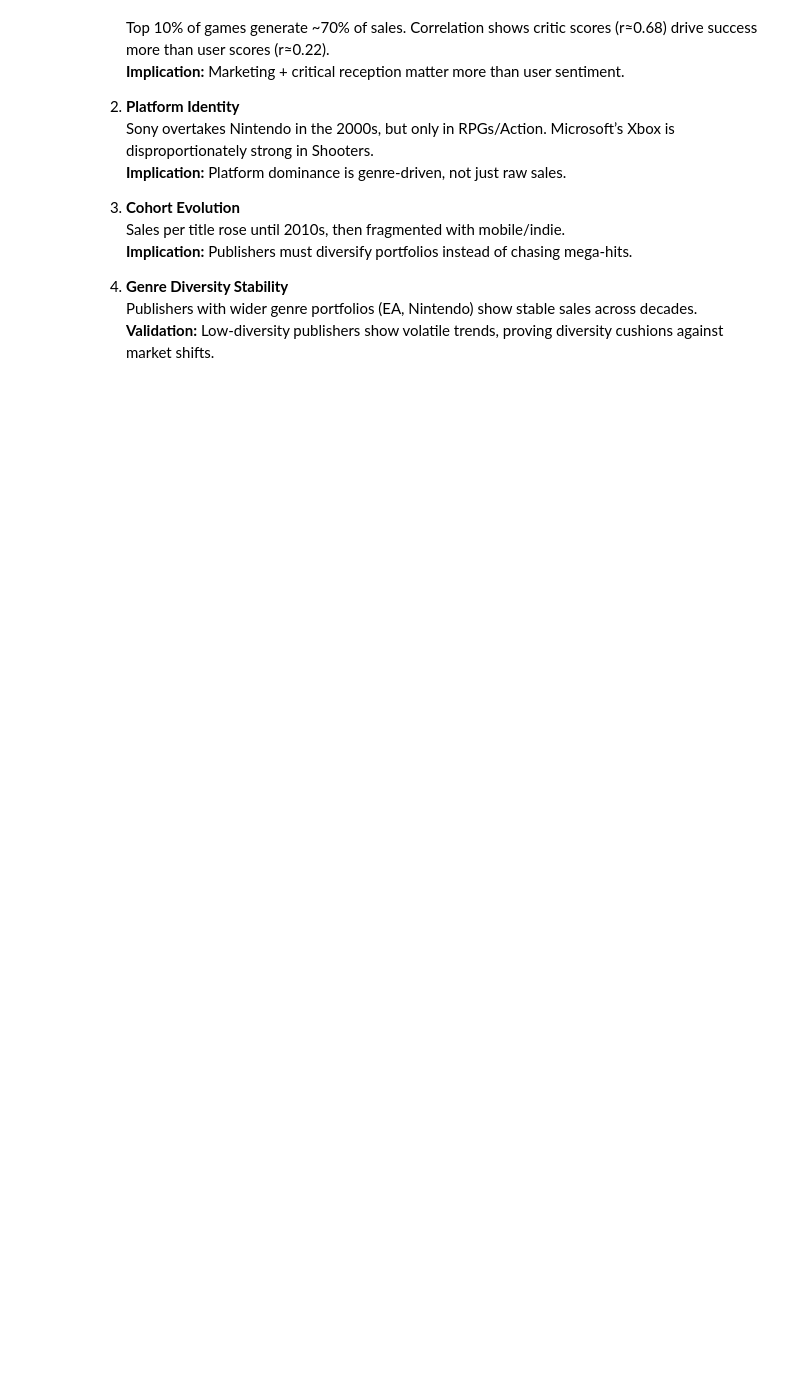
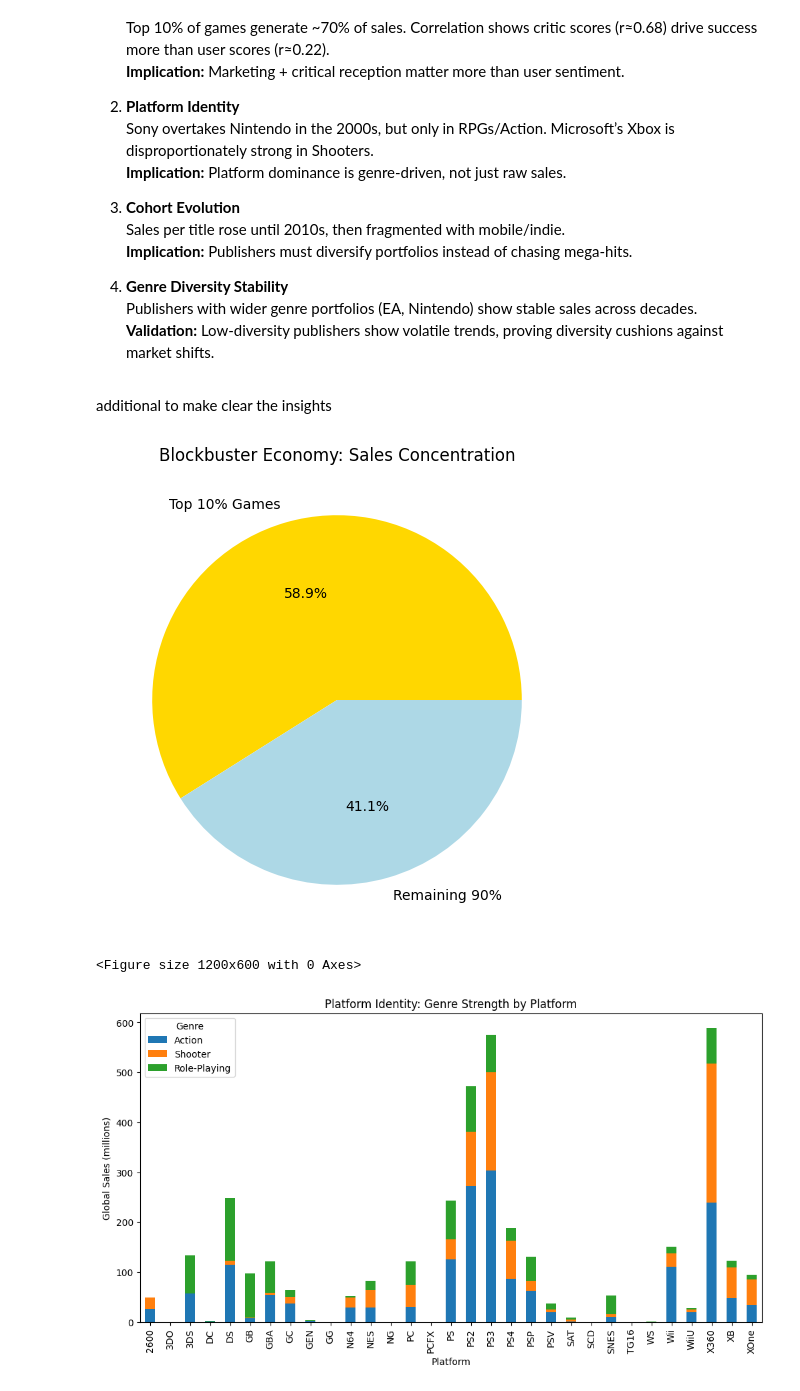
Before and after one commit to Respectus11/DataScience_Bootcamp, a Jupyter notebook: Final_Project.ipynb, the cells around one changed output. Drawn from its saved outputs; the diff is of its cells as text; code cells hidden in the pictures; blank space fills up the shorter version.

Commit message:
added visuals to make insights clearer

```diff
--- a/Final_Project.ipynb
+++ b/Final_Project.ipynb
@@ -243,3 +241,52 @@ Sales per title rose until 2010s, then fragmented with mobile/indie.
 4. **Genre Diversity Stability**
 Publishers with wider genre portfolios (EA, Nintendo) show stable sales across decades.
 **Validation:** Low-diversity publishers show volatile trends, proving diversity cushions against market shifts.
+# %% [markdown]
+additional to make clear the insights
+# %%
+import matplotlib.pyplot as plt
+
+# 1. Blockbuster Economy (Top 10% vs Rest)
+sales_distribution = df['Global_Sales'].sort_values(ascending=False)
+top_10 = sales_distribution[:int(len(df)*0.1)].sum()
+rest_90 = sales_distribution[int(len(df)*0.1):].sum()
+
+plt.figure(figsize=(6,6))
+plt.pie([top_10, rest_90],
+        labels=['Top 10% Games','Remaining 90%'],
+        autopct='%1.1f%%',
+        colors=['gold','lightblue'])
+plt.title("Blockbuster Economy: Sales Concentration")
+plt.show()
+
+# 2. Platform Identity (Genre by Platform)
+platform_genre = df.groupby(['Platform','Genre'])['Global_Sales'].sum().unstack().fillna(0)
+
+plt.figure(figsize=(12,6))
+platform_genre[['Action','Shooter','Role-Playing']].plot(kind='bar', stacked=True, figsize=(12,6))
+plt.title("Platform Identity: Genre Strength by Platform")
+plt.ylabel("Global Sales (millions)")
+plt.legend(title="Genre")
+plt.show()
+
+# 3. Cohort Evolution (Sales by Decade)
+cohort = df.groupby('Decade')['Global_Sales'].sum()
+
+plt.figure(figsize=(8,6))
+cohort.plot(kind='bar', color='skyblue')
+plt.title("Total Sales by Decade")
+plt.ylabel("Global Sales (millions)")
+plt.show()
+
+# 4. Genre Diversity Stability (Top Publishers)
+genre_diversity = df.groupby('Publisher')['Genre'].nunique().sort_values(ascending=False).head(10)
+
+plt.figure(figsize=(10,6))
+genre_diversity.plot(kind='bar', color='orange')
+plt.title("Top Publishers by Genre Diversity")
+plt.ylabel("Number of Unique Genres")
+plt.show()
+# %% [output]
+[figure, added]
+<Figure size 1200x600 with 0 Axes>
+[figure, added]
```
Also changed, not shown: parts of 2 cells of this notebook.
